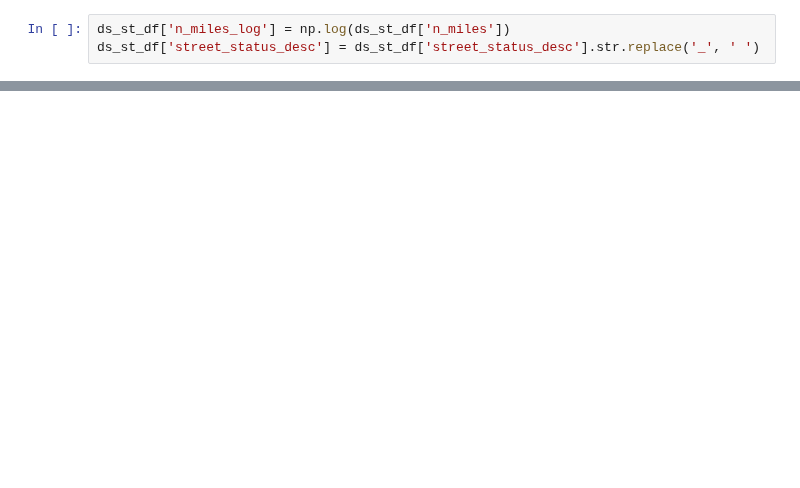
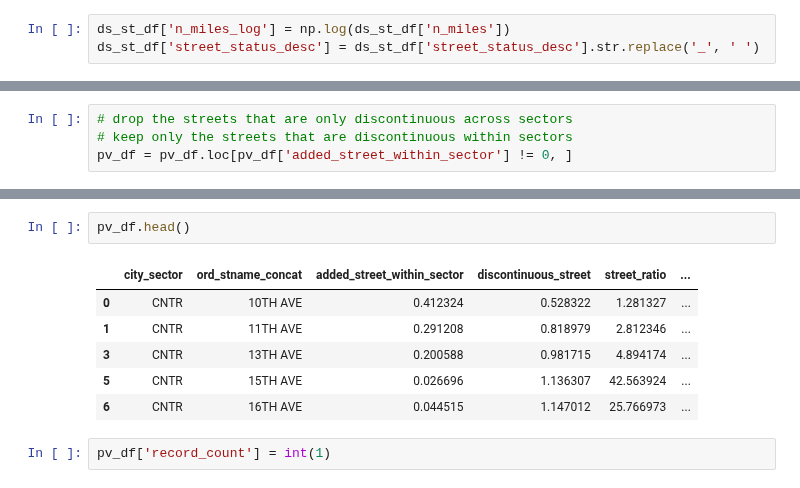
Before and after one commit to mike-babb/seattle_streets, a Jupyter notebook: code/step_05_prepare_graphs_and_stats.ipynb, the cells around one changed output, grey strips where cells are left out. Saved outputs shown, nothing was run; the diff lists cells and outputs as text; blank space fills up the shorter version.

```diff
--- a/code/step_05_prepare_graphs_and_stats.ipynb
+++ b/code/step_05_prepare_graphs_and_stats.ipynb
@@ -1029,0 +1200,4 @@ plt.show()
+# %%
+# drop the streets that are only discontinuous across sectors
+# keep only the streets that are discontinuous within sectors
+pv_df = pv_df.loc[pv_df['added_street_within_sector'] != 0, ]
@@ -1029,0 +1232,11 @@ plt.show()
+# %%
+pv_df.head()
+# %% [output]
+|  | city_sector | ord_stname_concat | added_street_within_sector | discontinuous_street | street_ratio | ... |
+| 0 | CNTR | 10TH AVE | 0.412324 | 0.528322 | 1.281327 | ... |
+| 1 | CNTR | 11TH AVE | 0.291208 | 0.818979 | 2.812346 | ... |
+| 3 | CNTR | 13TH AVE | 0.200588 | 0.981715 | 4.894174 | ... |
+| 5 | CNTR | 15TH AVE | 0.026696 | 1.136307 | 42.563924 | ... |
+| 6 | CNTR | 16TH AVE | 0.044515 | 1.147012 | 25.766973 | ... |
+# %%
+pv_df['record_count'] = int(1)
```
Also changed, not shown: parts of 40 cells of this notebook, 22 other files.
